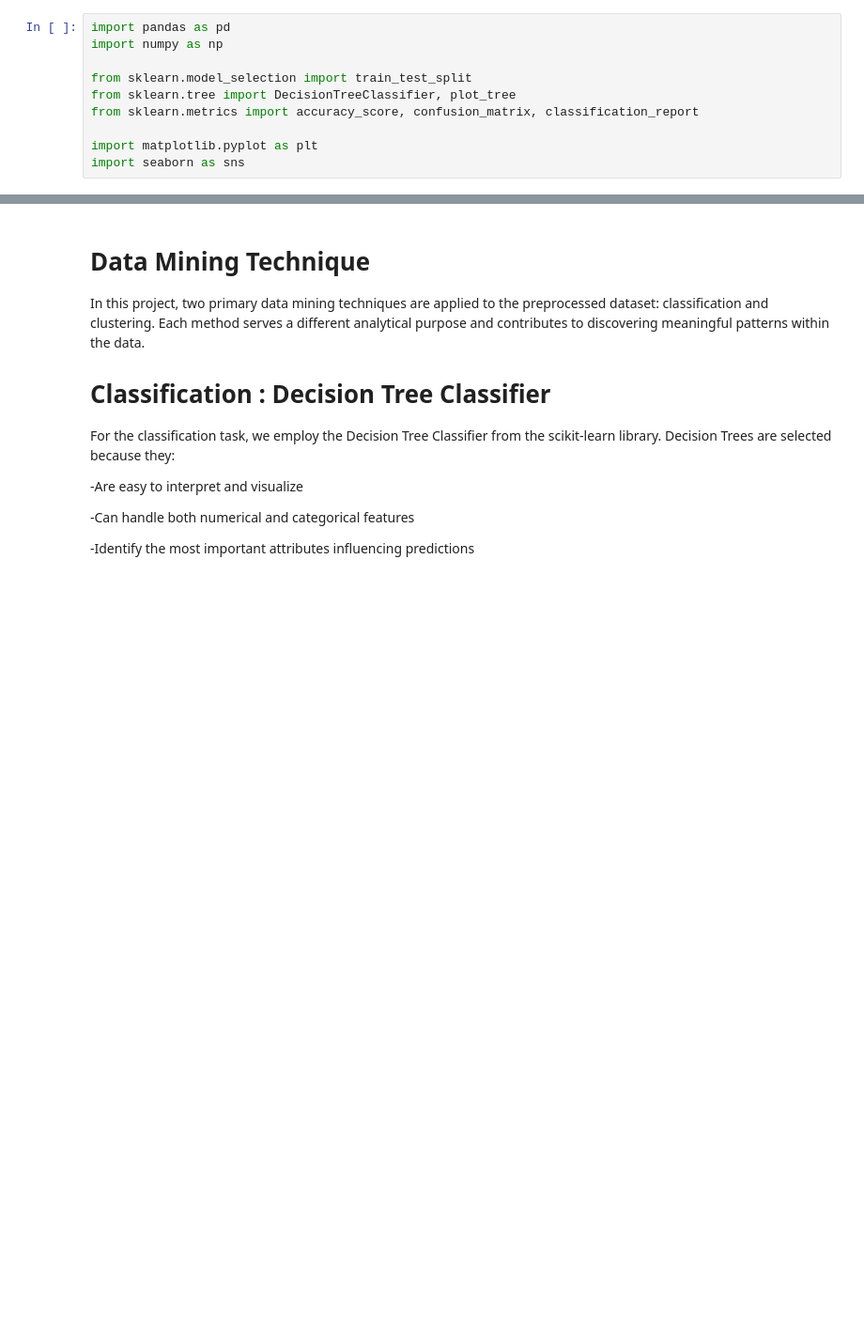
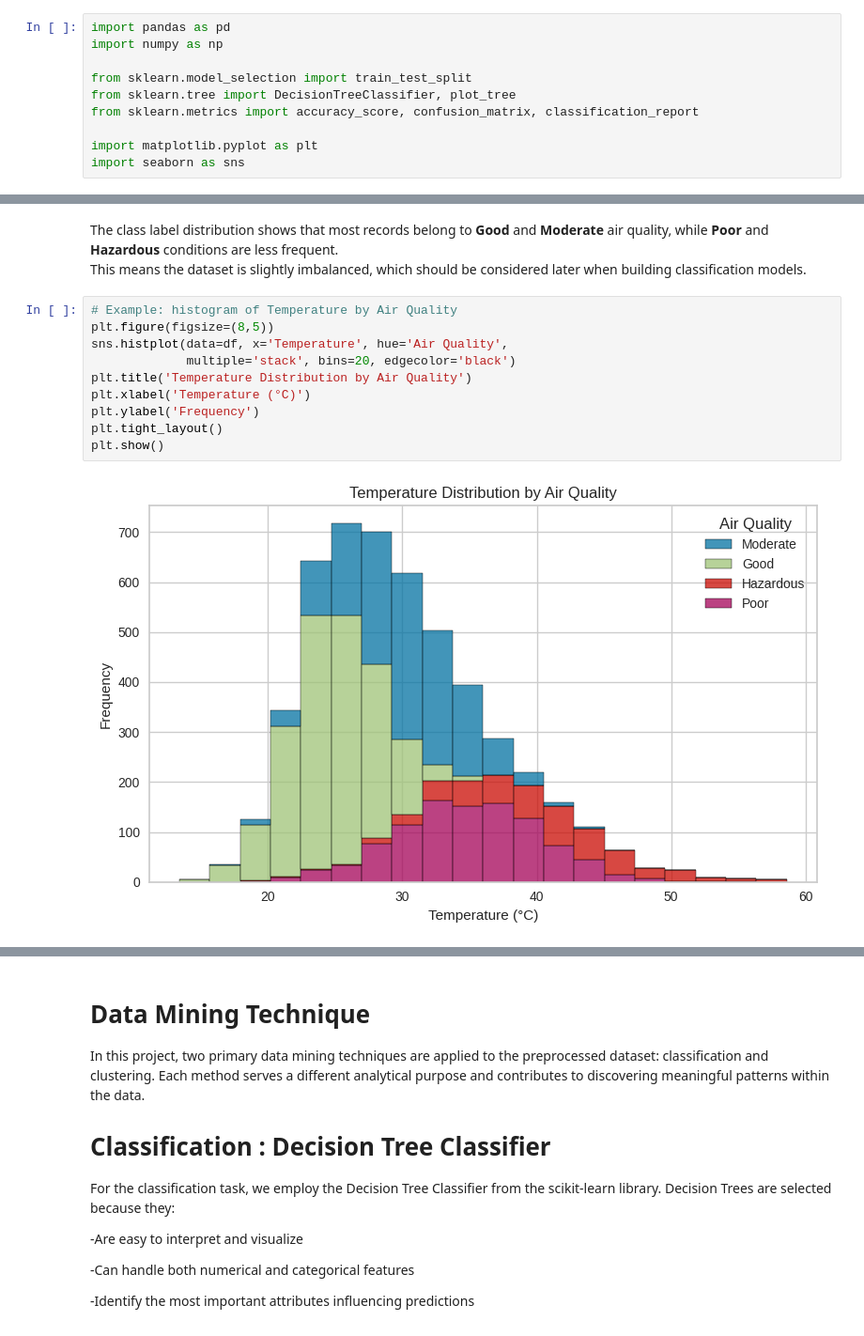
Before and after one commit to AdwaaNasser/DataMiningProject, a Jupyter notebook: Phase3.ipynb, the cells around one changed output, grey strips where cells are left out. Shown at 94% size. Saved outputs shown, nothing was run; the diff lists cells and outputs as text; blank space fills up the shorter version.

```diff
--- a/Phase3.ipynb
+++ b/Phase3.ipynb
@@ -12,0 +216,15 @@ import seaborn as sns
+# %% [markdown]
+The class label distribution shows that most records belong to **Good** and **Moderate** air quality, while **Poor** and **Hazardous** conditions are less frequent.
+This means the dataset is slightly imbalanced, which should be considered later when building classification models.
+# %%
+# Example: histogram of Temperature by Air Quality
+plt.figure(figsize=(8,5))
+sns.histplot(data=df, x='Temperature', hue='Air Quality',
+             multiple='stack', bins=20, edgecolor='black')
+plt.title('Temperature Distribution by Air Quality')
+plt.xlabel('Temperature (°C)')
+plt.ylabel('Frequency')
+plt.tight_layout()
+plt.show()
+# %% [output]
+[figure, added]
```
Also changed, not shown: parts of 34 cells of this notebook.
